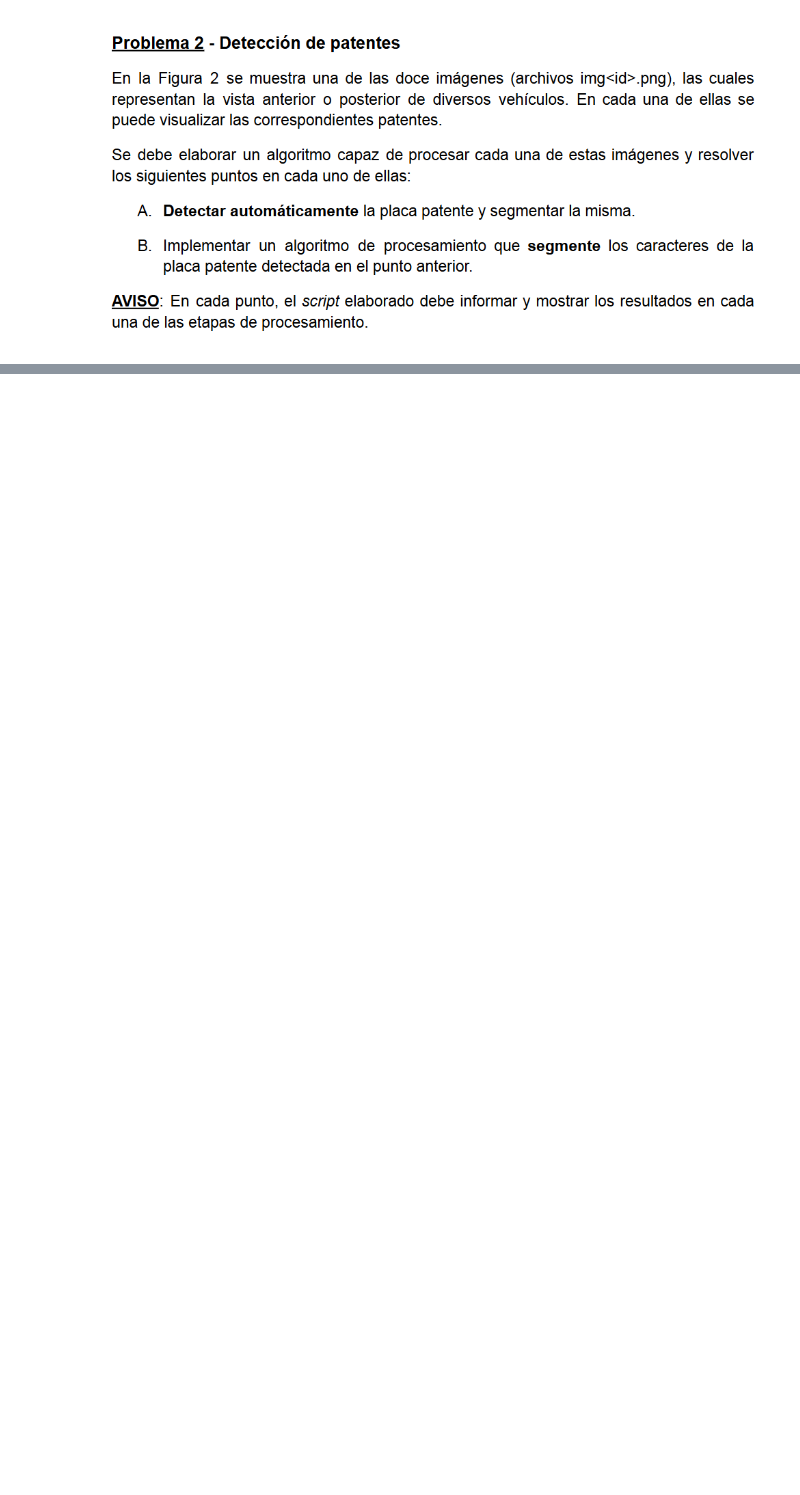
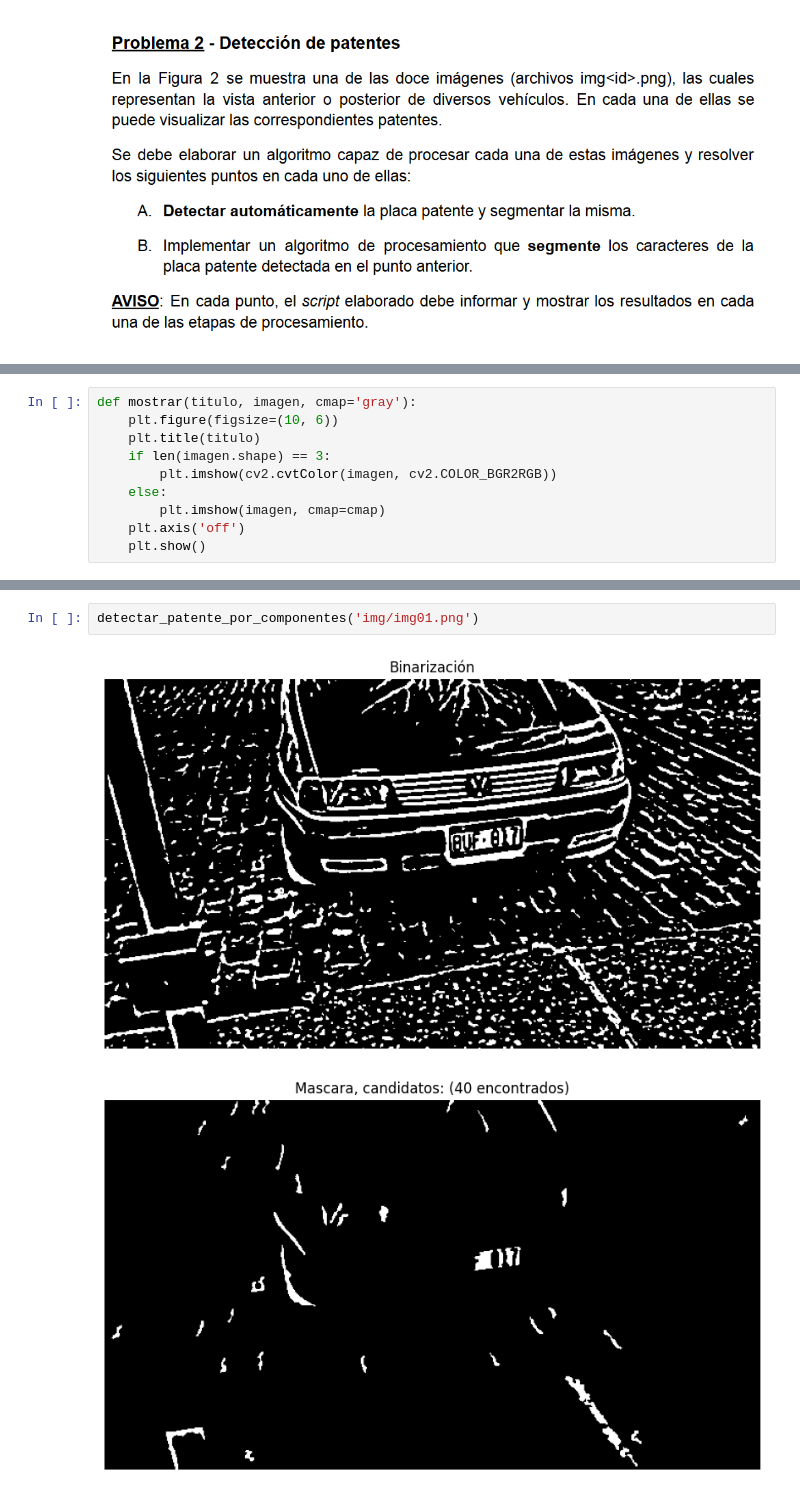
Before and after one commit to maxiromano/tp2_pdi_Molina_Romano, a Jupyter notebook: parte2.ipynb, the cells around one changed output, grey strips where cells are left out. Drawn from its saved outputs; the diff is of its cells as text; blank space fills up the shorter version.

```diff
--- a/parte2.ipynb
+++ b/parte2.ipynb
@@ -2,0 +7,10 @@
+# %%
+def mostrar(titulo, imagen, cmap='gray'):
+    plt.figure(figsize=(10, 6))
+    plt.title(titulo)
+    if len(imagen.shape) == 3:
+        plt.imshow(cv2.cvtColor(imagen, cv2.COLOR_BGR2RGB))
+    else:
+        plt.imshow(imagen, cmap=cmap)
+    plt.axis('off')
+    plt.show()
@@ -2,0 +92,5 @@
+# %%
+detectar_patente_por_componentes('img/img01.png')
+# %% [output]
+[figure, added]
+[figure, added]
```
Also changed, not shown: parts of 5 cells of this notebook, 2 other files.
